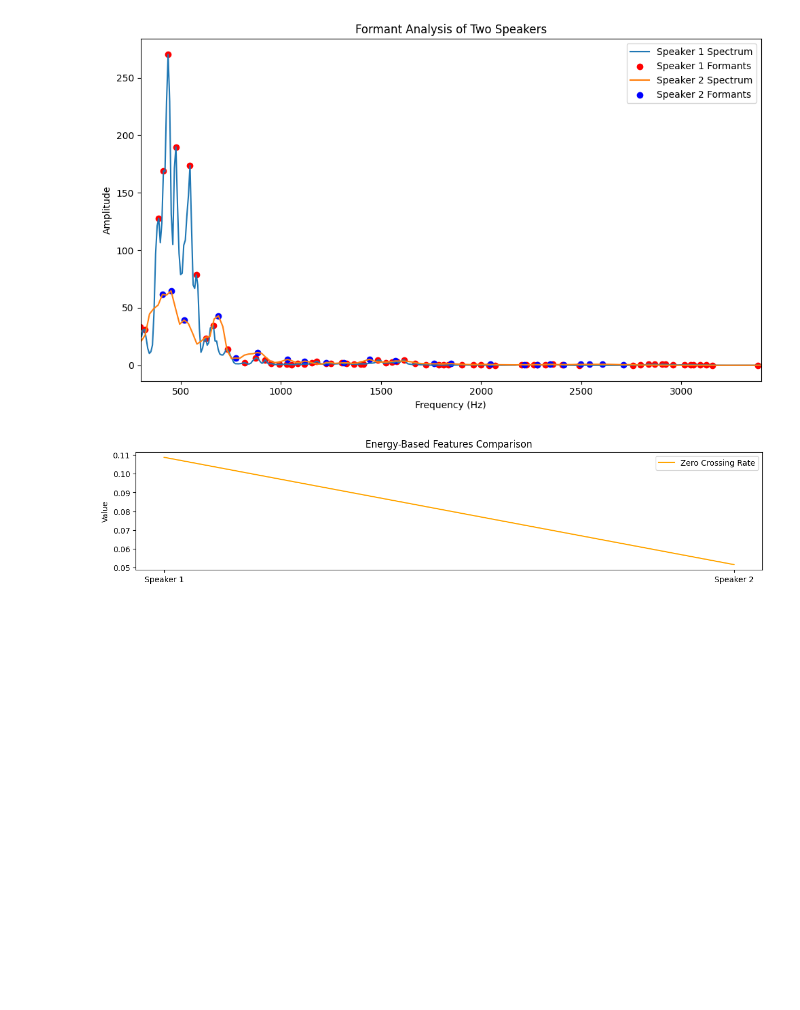
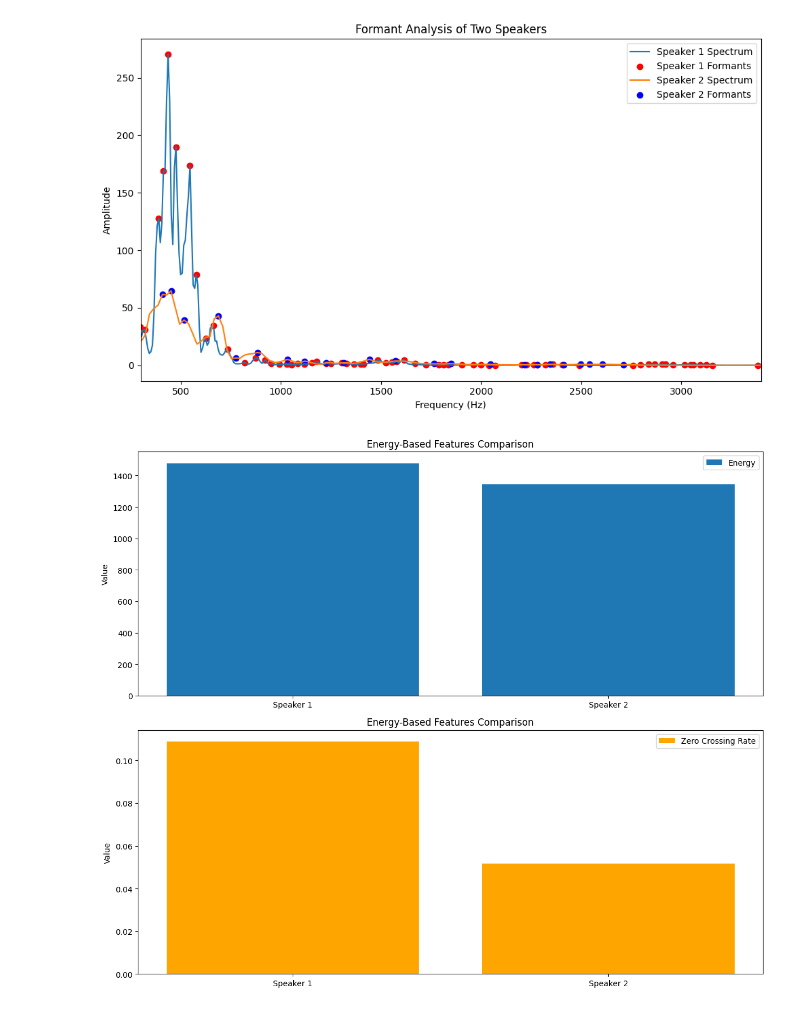
Before and after one commit to yyf/SimpleAudioDSP, a Jupyter notebook: MFCC.ipynb, the cells around one changed output. Saved outputs shown, nothing was run; the diff lists cells and outputs as text; code cells hidden in the pictures; blank space fills up the shorter version.

Commit message:
Update ZCR and energy plots

```diff
--- a/MFCC.ipynb
+++ b/MFCC.ipynb
@@ -139,31 +139,36 @@ plt.show()
 # %%
 # Import necessary libraries
 import librosa
 import librosa.display
 import matplotlib.pyplot as plt
 import numpy as np
 from scipy.signal import find_peaks
 
 # Compute Energy-Based Features for Speaker 1
 energy_1 = np.sum(np.abs(y)**2)
 zero_crossing_rate_1 = librosa.feature.zero_crossing_rate(y)[0]
 
 # Compute Energy-Based Features for Speaker 2
 energy_2 = np.sum(np.abs(y_2)**2)
 zero_crossing_rate_2 = librosa.feature.zero_crossing_rate(y_2)[0]
 
 # Combine Features into a Hybrid Plot
 plt.figure(figsize=(12, 10))
 
 # Energy-Based Features Comparison
-plt.subplot(4, 1, 4)
-# plt.bar(['Speaker 1', 'Speaker 2'], [energy_1, energy_2], label='Energy')
-plt.plot(['Speaker 1', 'Speaker 2'], [np.mean(zero_crossing_rate_1), np.mean(zero_crossing_rate_2)], label='Zero Crossing Rate', color='orange')
+plt.subplot(2, 1, 1)
+plt.bar(['Speaker 1', 'Speaker 2'], [energy_1, energy_2], label='Energy')
+plt.title('Energy-Based Features Comparison')
+plt.ylabel('Value')
+plt.legend()
+
+plt.subplot(2, 1, 2)
+plt.bar(['Speaker 1', 'Speaker 2'], [np.mean(zero_crossing_rate_1), np.mean(zero_crossing_rate_2)], label='Zero Crossing Rate', color='orange')
 plt.title('Energy-Based Features Comparison')
 plt.ylabel('Value')
 plt.legend()
 
 plt.tight_layout()
 plt.show()
 # %% [output]
-[figure, old version]
+[figure, new version]
```
